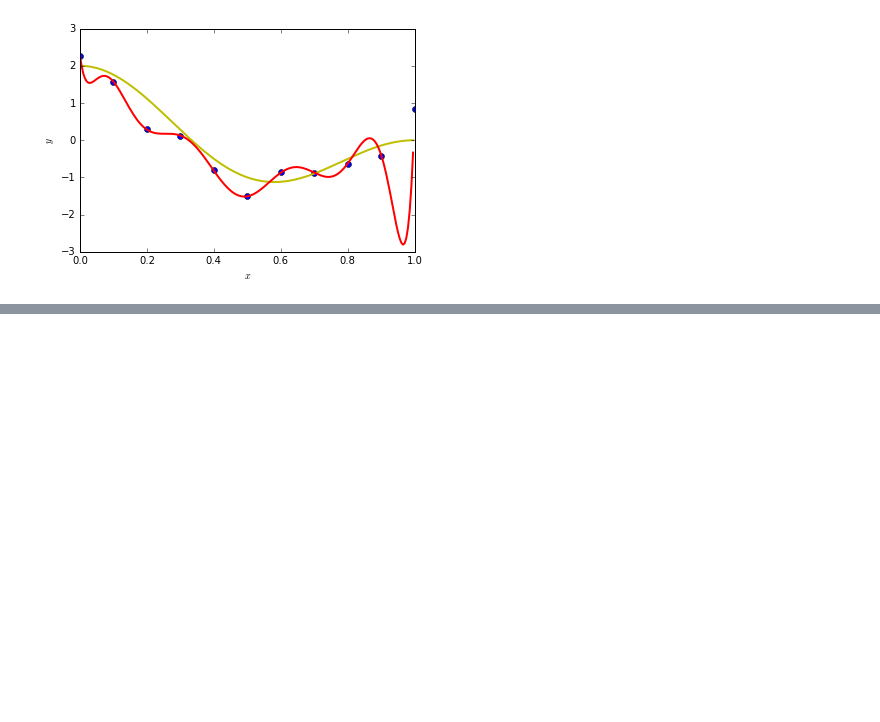
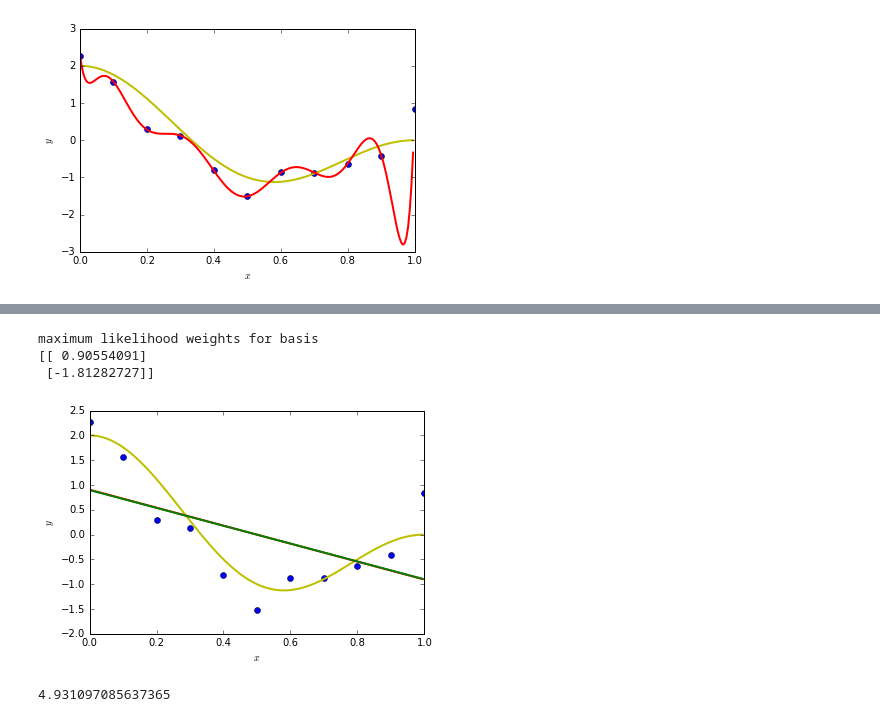
Before and after one commit to rmwu/6.867-ps1, a Jupyter notebook: P2/problem_2_working.ipynb, the cells around one changed output, grey strips where cells are left out. Cells and saved outputs as stored; diff of their text form; code cells hidden in the pictures; blank space fills up the shorter version.

```diff
--- a/P2/problem_2_working.ipynb
+++ b/P2/problem_2_working.ipynb
@@ -53,0 +63,2 @@ maximum likelihood weights for basis
+# %%
+poly_fit_degree = 1
@@ -53,0 +94,45 @@ maximum likelihood weights for basis
+# %%
+def my_plot_basis_fit(weights):
+    X, Y = lfd.getData(ifPlotData=False)
+
+    # plot the points
+    plt.plot(X,Y,'o')
+
+    x_arange = np.arange(0.0, 1.0, 0.005)
+
+    # plot the actual function
+    y_actual_values = np.cos(math.pi * x_arange) + np.cos(2 * math.pi * x_arange)
+    line, = plt.plot(x_arange, y_actual_values, lw=2, color="y")
+
+    # plot the fit
+    fit_kwargs = {"color": 'r', "lw": 2}
+    basis_functions = power_basis(len(weights) - 1)
+
+    weights
+
+    x_arange_design_matrix = np.array([[f(x) for f in basis_functions] for x in x_arange])
+
+    # max likelihood
+    max_likelihood_weights = basis_fit(X, Y, basis_functions)
+    print("maximum likelihood weights for basis\n{}\n".format(max_likelihood_weights))
+    y_ml_fit_values = x_arange_design_matrix.dot(max_likelihood_weights)
+    plt.plot(x_arange, y_ml_fit_values, color='r',lw=2)
+
+    # gradient descent
+    y_gd_fit_values = x_arange_design_matrix.dot(weights)
+    plt.plot(x_arange, y_gd_fit_values, color='g',lw=2)
+
+    # nice setup
+    plt.xlabel('$x$')
+    plt.ylabel('$y$')
+#     plt.savefig("../paper/img/2-1_degree{}.pdf".format(fit_degree), format="pdf")
+    plt.show()
+# %%
+my_plot_basis_fit(np.array(bgd_weight_vector))
+bgd_loss
+# %% [output]
+maximum likelihood weights for basis
+[[ 0.90554091]
+ [-1.81282727]]
+[figure, added]
+4.931097085637365
```
Also changed, not shown: parts of 7 cells of this notebook, 2 other files.
